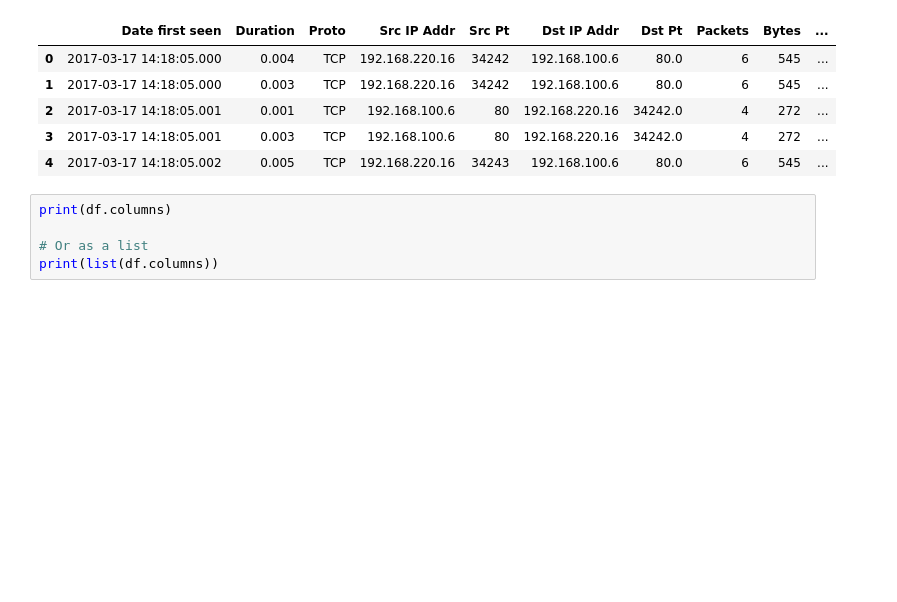
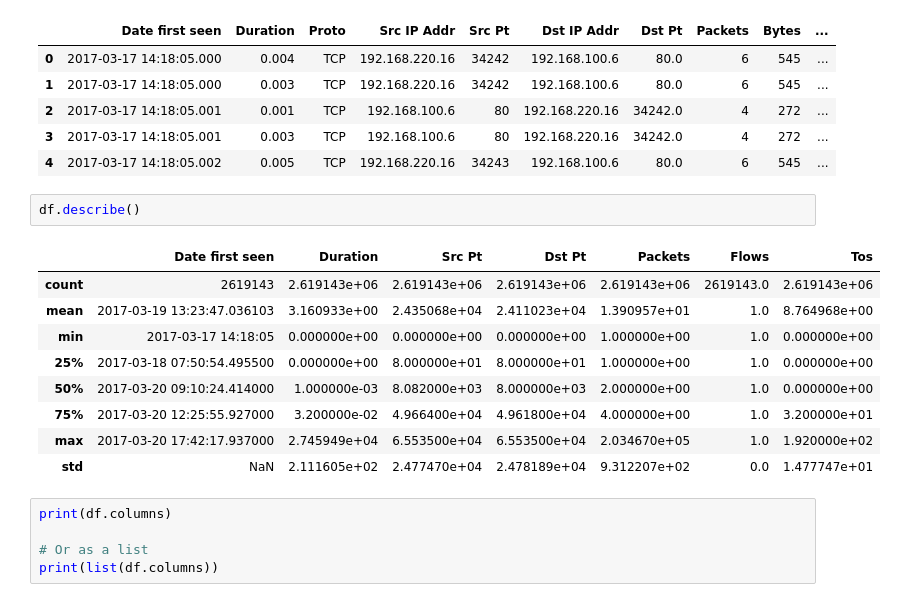
Before and after one commit to thunopro/AI66A_CANHAN2, a Jupyter notebook: ume.ipynb, the cells around one changed output. Drawn from its saved outputs; the diff is of its cells as text; blank space fills up the shorter version.

```diff
--- a/ume.ipynb
+++ b/ume.ipynb
@@ -12,6 +12,18 @@ df.head()
 | 2 | 2017-03-17 14:18:05.001 | 0.001 | TCP | 192.168.100.6 | 80 | 192.168.220.16 | 34242.0 | 4 | 272 | ... |
 | 3 | 2017-03-17 14:18:05.001 | 0.003 | TCP | 192.168.100.6 | 80 | 192.168.220.16 | 34242.0 | 4 | 272 | ... |
 | 4 | 2017-03-17 14:18:05.002 | 0.005 | TCP | 192.168.220.16 | 34243 | 192.168.100.6 | 80.0 | 6 | 545 | ... |
+# %%
+df.describe()
+# %% [output]
+|  | Date first seen | Duration | Src Pt | Dst Pt | Packets | Flows | Tos |
+| count | 2619143 | 2.619143e+06 | 2.619143e+06 | 2.619143e+06 | 2.619143e+06 | 2619143.0 | 2.619143e+06 |
+| mean | 2017-03-19 13:23:47.036103 | 3.160933e+00 | 2.435068e+04 | 2.411023e+04 | 1.390957e+01 | 1.0 | 8.764968e+00 |
+| min | 2017-03-17 14:18:05 | 0.000000e+00 | 0.000000e+00 | 0.000000e+00 | 1.000000e+00 | 1.0 | 0.000000e+00 |
+| 25% | 2017-03-18 07:50:54.495500 | 0.000000e+00 | 8.000000e+01 | 8.000000e+01 | 1.000000e+00 | 1.0 | 0.000000e+00 |
+| 50% | 2017-03-20 09:10:24.414000 | 1.000000e-03 | 8.082000e+03 | 8.000000e+03 | 2.000000e+00 | 1.0 | 0.000000e+00 |
+| 75% | 2017-03-20 12:25:55.927000 | 3.200000e-02 | 4.966400e+04 | 4.961800e+04 | 4.000000e+00 | 1.0 | 3.200000e+01 |
+| max | 2017-03-20 17:42:17.937000 | 2.745949e+04 | 6.553500e+04 | 6.553500e+04 | 2.034670e+05 | 1.0 | 1.920000e+02 |
+| std | NaN | 2.111605e+02 | 2.477470e+04 | 2.478189e+04 | 9.312207e+02 | 0.0 | 1.477747e+01 |
 # %%
 print(df.columns)
 
```
Also changed, not shown: parts of 11 cells of this notebook, 5 other files.
